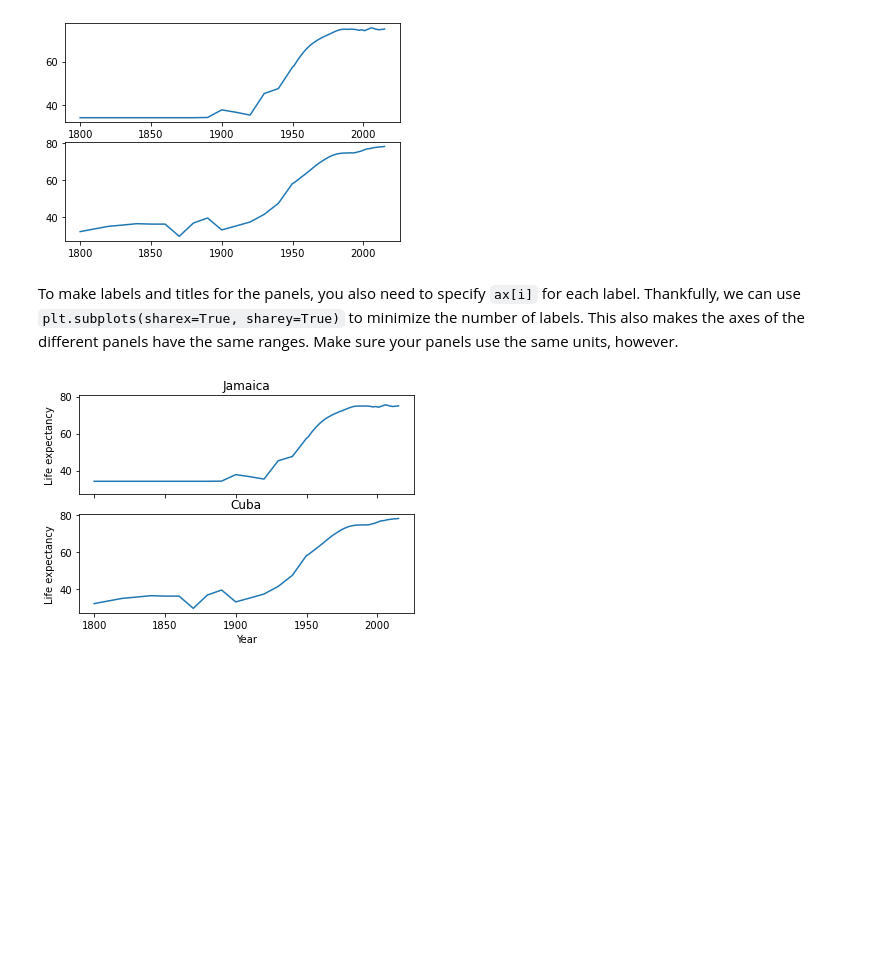
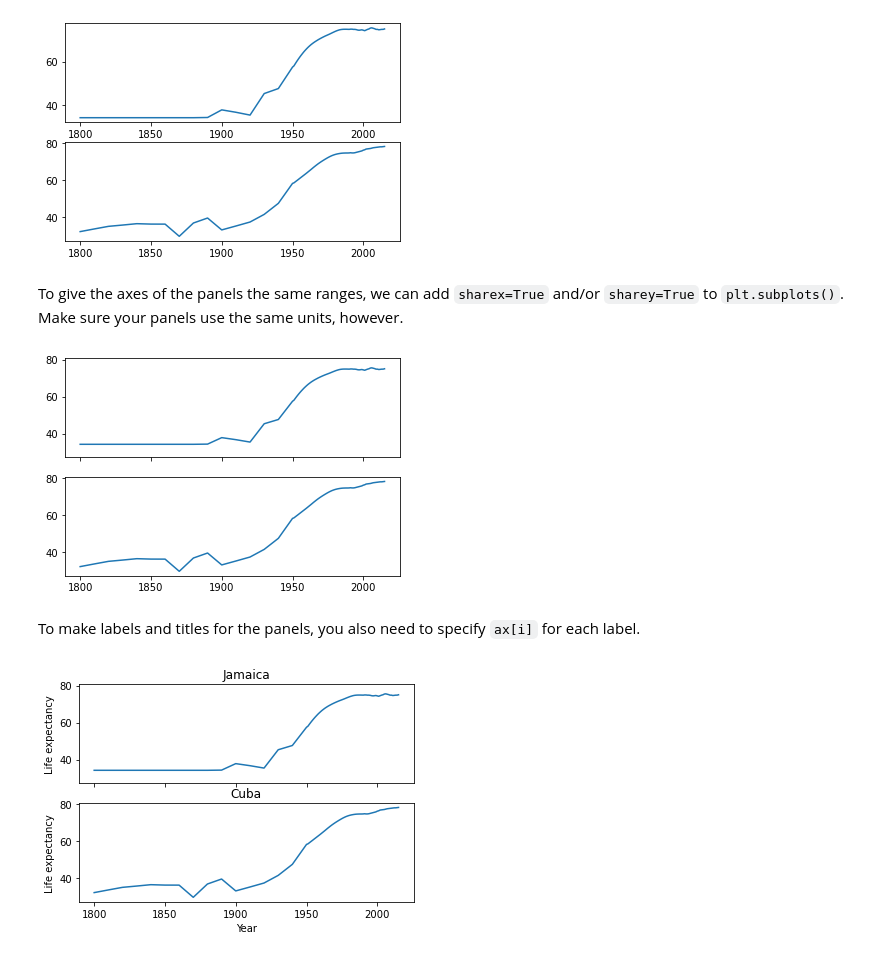
Before and after one commit to DeisData/python, a Jupyter notebook: condensed/figures.ipynb, the cells around one changed output. Drawn from its saved outputs; the diff is of its cells as text; code cells hidden in the pictures; blank space fills up the shorter version.

Commit message:
figures update

```diff
--- a/condensed/figures.ipynb
+++ b/condensed/figures.ipynb
@@ -113,8 +142,18 @@ ax[1].plot(df_cb['year'], df_cb['life_expectancy'])
 plt.show()
 # %% [output]
 [figure]
+# %% [markdown]
+To give the axes of the panels the same ranges, we can add `sharex=True` and/or `sharey=True` to `plt.subplots()`. Make sure your panels use the same units, however.
+# %%
+# create plot
+figure, ax = plt.subplots(2,1, sharex=True, sharey=True) # rows by columns
+ax[0].plot(df_jm['year'], df_jm['life_expectancy'])
+ax[1].plot(df_cb['year'], df_cb['life_expectancy'])
+plt.show()
+# %% [output]
+[figure, added]
 # %% [markdown]
-To make labels and titles for the panels, you also need to specify `ax[i]` for each label. Thankfully, we can use `plt.subplots(sharex=True, sharey=True)` to minimize the number of labels. This also makes the axes of the different panels have the same ranges. Make sure your panels use the same units, however.
+To make labels and titles for the panels, you also need to specify `ax[i]` for each label.
 # %%
 # create plot
 figure, ax = plt.subplots(2,1, sharex=True, sharey=True) # rows by columns
```
Also changed, not shown: parts of 18 cells of this notebook.
